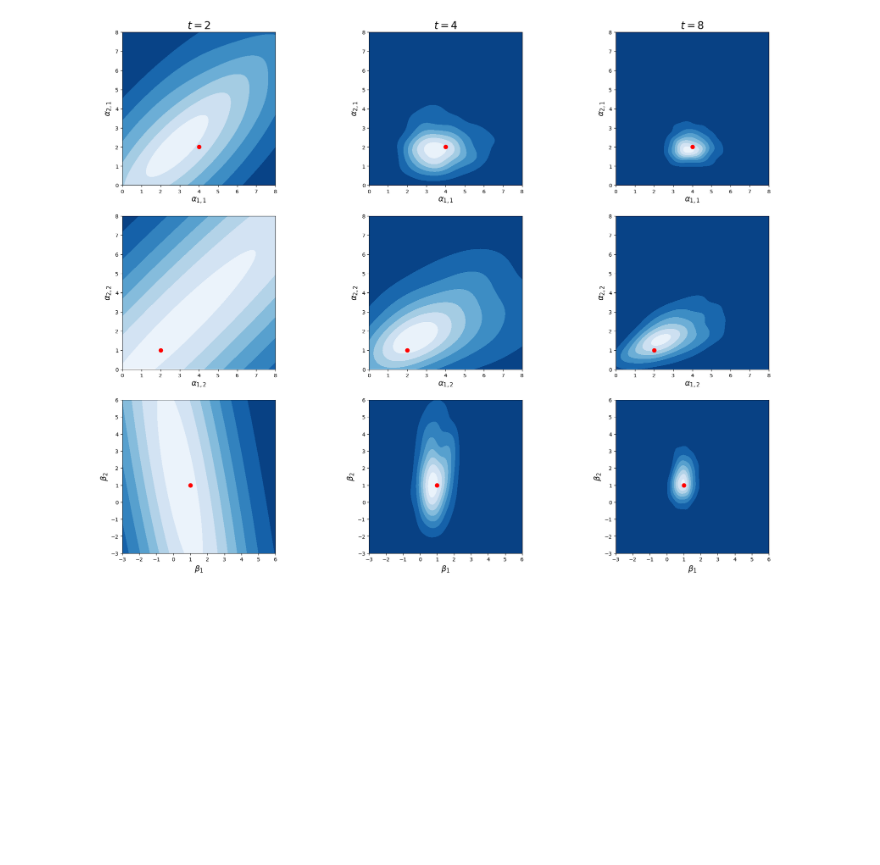
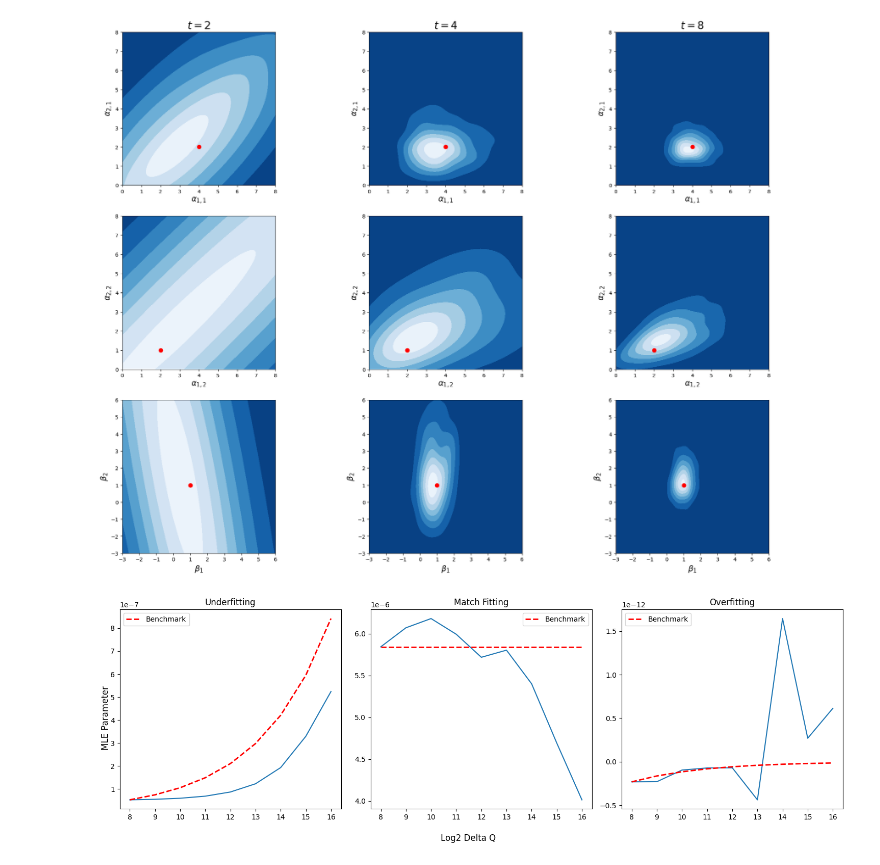
Before and after one commit to jiamingchen13/GraphOUEdge, a Jupyter notebook: Untitled.ipynb, the cells around one changed output. Cells and saved outputs as stored; diff of their text form; code cells hidden in the pictures; blank space fills up the shorter version.

```diff
--- a/Untitled.ipynb
+++ b/Untitled.ipynb
@@ -271,34 +271,83 @@ X_sim.simulate('CP',5, 1)
 # %%
 with open('./data/LOBSTERdata/output/train/aggregate/MCAR_CP.npy', 'rb') as f:
     sim = np.load(f)
 
 P_ = np.array([i for i in range(sim.shape[2])])
-subset_P = slice(0, int((sim.shape[2]-1) / 2 ** (3 - 2)) + 1, 2 ** (6 * (3 - 2)))
-P_ = P_[subset_P]
 Adj_L_OU = [np.zeros((1, 1)) for _ in range(1)]
 W_C_OU = edge_weight(Adj_L_OU)
 alphas_OU = []
+sample_index = 2
 
-# When the model lag matches the sample lag
-for j in range(9):
+# underfitting
+for j in range(8,17):
     Q_ = np.append(P_[::2**j], P_[-1]) if (sim.shape[2] - 1) % 2**j != 0 else P_[::2**j]
     X_OU = GraphOUEdge([1], 1, 1, Adj_L_OU, W_C_OU, 1.01, 'data\\LOBSTERdata\\output\\train\\aggregate', 'plots')
-    X_OU.estimate_unknown_Levy(sim[3][:, subset_P], P_, Q_, 'OU', f'{jump_activity}')
+    X_OU.estimate_unknown_Levy(sim[sample_index], P_, Q_, 'OU', f'{jump_activity}')
     b_OU = np.load(f'./data/LOBSTERdata/output/train/aggregate/MCAR_estimates_b_{jump_activity}.npy')
     Sigma_OU = np.load(f'./data/LOBSTERdata/output/train/aggregate/MCAR_estimates_Sigma_{jump_activity}.npy')
-    theta_hat_OU, _, _ = estimate_OU_drift(sim[3][:, subset_P], [1], 1, P_, Q_, b_OU, 1.01, None, Sigma_OU, with_cov=True, is_global=False, is_single=False)
+    theta_hat_OU, _, _ = estimate_OU_drift(sim[sample_index], [1], 1, P_, Q_, b_OU, 1.01, None, Sigma_OU, with_cov=True, is_global=False, is_single=False)
     alphas_OU.append(theta_hat_OU)
 
-df = pd.DataFrame(np.array(alphas_OU).reshape(9,1))
+df_1 = pd.DataFrame(np.array(alphas_OU).reshape(9,1))
 with open('./data/LOBSTERdata/output/train/aggregate/sim_param_1.npy', 'wb') as f:
-    np.save(f, df)
+    np.save(f, df_1)
+
+alphas_OU = []
+# match fitting
+for j in range(8,17):
+    Q_ = np.append(P_[::2**j], P_[-1]) if (sim.shape[2] - 1) % 2**j != 0 else P_[::2**j]
+    X_OU = GraphOUEdge([1,1], 1, 1, Adj_L_OU, W_C_OU, 1.01, 'data\\LOBSTERdata\\output\\train\\aggregate', 'plots')
+    X_OU.estimate_unknown_Levy(sim[sample_index], P_, Q_, 'OU', f'{jump_activity}')
+    b_OU = np.load(f'./data/LOBSTERdata/output/train/aggregate/MCAR_estimates_b_{jump_activity}.npy')
+    Sigma_OU = np.load(f'./data/LOBSTERdata/output/train/aggregate/MCAR_estimates_Sigma_{jump_activity}.npy')
+    theta_hat_OU, _, _ = estimate_OU_drift(sim[sample_index], [1,1], 1, P_, Q_, b_OU, 1.01, None, Sigma_OU, with_cov=True, is_global=False, is_single=False)
+    alphas_OU.append(theta_hat_OU)
+
+df_2 = pd.DataFrame(np.array(alphas_OU).reshape(9,2))
+with open('./data/LOBSTERdata/output/train/aggregate/sim_param_2.npy', 'wb') as f:
+    np.save(f, df_2)
+
+alphas_OU = []
+# overfitting
+for j in range(8,17):
+    Q_ = np.append(P_[::2**j], P_[-1]) if (sim.shape[2] - 1) % 2**j != 0 else P_[::2**j]
+    X_OU = GraphOUEdge([1,1,1], 1, 1, Adj_L_OU, W_C_OU, 1.01, 'data\\LOBSTERdata\\output\\train\\aggregate', 'plots')
+    X_OU.estimate_unknown_Levy(sim[sample_index], P_, Q_, 'OU', f'{jump_activity}')
+    b_OU = np.load(f'./data/LOBSTERdata/output/train/aggregate/MCAR_estimates_b_{jump_activity}.npy')
+    Sigma_OU = np.load(f'./data/LOBSTERdata/output/train/aggregate/MCAR_estimates_Sigma_{jump_activity}.npy')
+    theta_hat_OU, _, _ = estimate_OU_drift(sim[sample_index], [1,1,1], 1, P_, Q_, b_OU, 1.01, None, Sigma_OU, with_cov=True, is_global=False, is_single=False)
+    alphas_OU.append(theta_hat_OU)
+
+df_3 = pd.DataFrame(np.array(alphas_OU).reshape(9,3))
+with open('./data/LOBSTERdata/output/train/aggregate/sim_param_3.npy', 'wb') as f:
+    np.save(f, df_3)
 
 # Plot MLE versus different Delta Q scales
-plt.figure(figsize=(8,5))
-plt.plot(range(9), df[0])
-plt.plot(range(9), [df[0][0]] * 9, color="red", linestyle="--", linewidth=2, label="Benchmark")
-plt.xlabel("Delta Q")
-plt.ylabel("MLE Parameter")
-plt.legend()
-plt.grid(True)
+fig, axes = plt.subplots(1, 3, figsize=(15, 5), sharex=True)
+
+# First subplot: Underfitting
+axes[0].plot(range(8,17), df_1[0])
+axes[0].plot(range(8,17), df_1[0][0] * ((2**(df.index))**.5), color="red", linestyle="--", linewidth=2, label="Benchmark")
+axes[0].legend()
+axes[0].set_title('Underfitting')
+
+# Middle subplot: Match fitting
+axes[1].plot(range(8,17), df_2[0])
+axes[1].plot(range(8,17), [df_2[0][0]] * 9, color="red", linestyle="--", linewidth=2, label="Benchmark")
+axes[1].legend()
+axes[1].set_title('Match Fitting')
+
+# Last subplot: Overfitting
+axes[2].plot(range(8,17), df_3[0])
+axes[2].plot(range(8,17), df_3[0][0]/((2**(df.index))**0.5), color="red", linestyle="--", linewidth=2, label="Benchmark")
+axes[2].legend()
+axes[2].set_title('Overfitting')
+
+# Shared axis labels
+fig.supxlabel('Log2 Delta Q')
+fig.supylabel('MLE Parameter')
+
+plt.tight_layout()
 plt.show()
+# %% [output]
+[figure, added]
```
Also changed, not shown: parts of 2 cells of this notebook.
